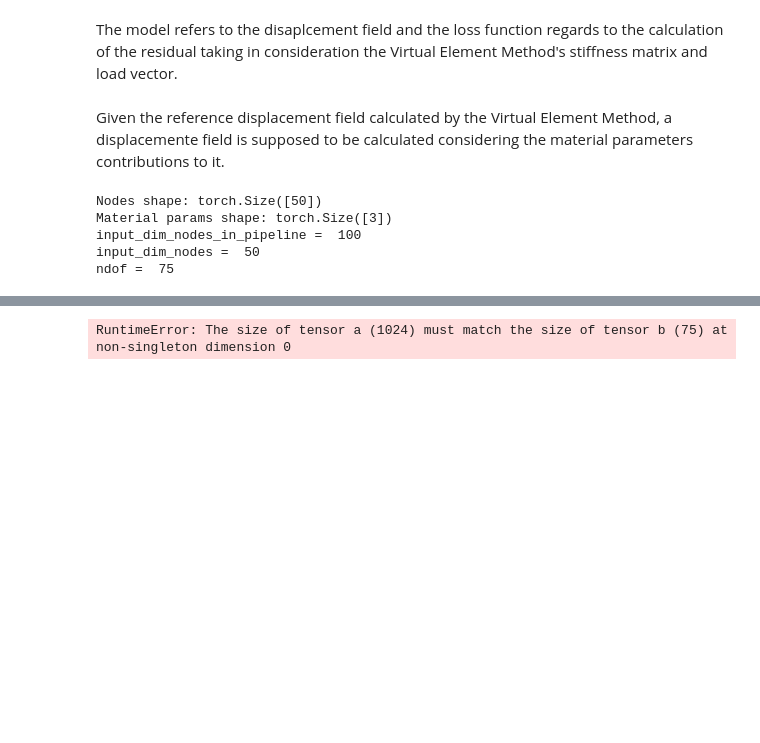
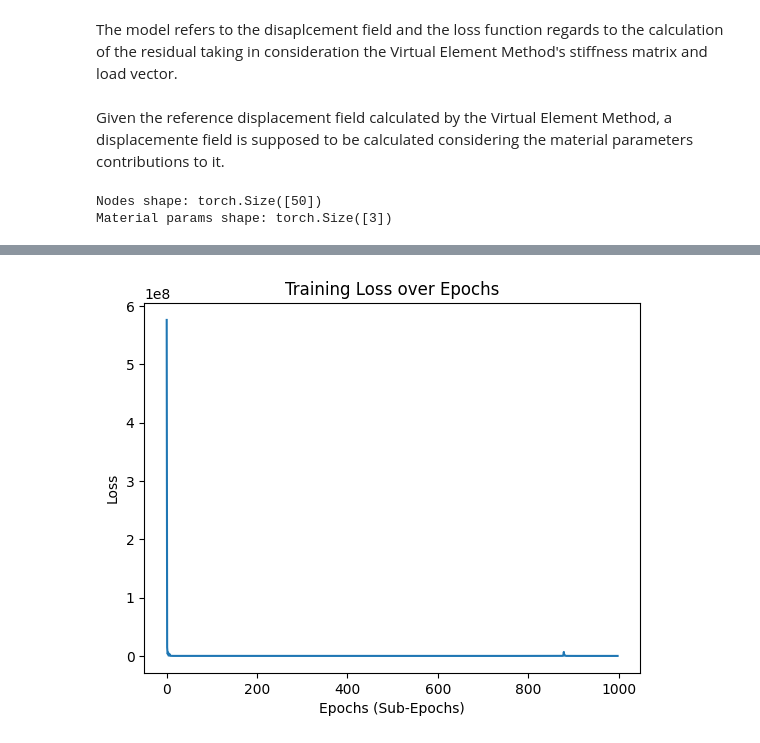
Before and after one commit to pauloakira/ai-pinn, a Jupyter notebook: neural_vem.ipynb, the cells around one changed output, grey strips where cells are left out. Cells and saved outputs as stored; diff of their text form; code cells hidden in the pictures; blank space fills up the shorter version.

Commit message:
Separeting networks (material/geometry and nodes)

```diff
--- a/neural_vem.ipynb
+++ b/neural_vem.ipynb
@@ -182,7 +182,7 @@ def compute_boundary_loss(uh, supp):
 
     return loss
 
-def compute_material_penalty(model, nodes, material_params_1, material_params_2):
+def compute_material_penalty(model, nodes, material_params_1, material_params_2, concatanate=False):
     """
     Computes a penalty for the model if the material parameters don't affect the predictions sufficiently.
 
@@ -195,12 +195,16 @@ def compute_material_penalty(model, nodes, material_params_1, material_params_2)
     Returns:
     torch.Tensor: Material penalty term as a scalar
     """
+    if concatanate:
+        input_1 = torch.cat((nodes, material_params_1))
+        input_2 = torch.cat((nodes, material_params_2))
 
-    input_1 = torch.cat((nodes, material_params_1))
-    input_2 = torch.cat((nodes, material_params_2))
+        uh_1 = model(input_1)
+        uh_2 = model(input_2)
+    else:
+        uh_1 = model(nodes, material_params_1)
+        uh_2 = model(nodes, material_params_2)
 
-    uh_1 = model(input_1)
-    uh_2 = model(input_2)
 
     penalty = torch.sum((uh_1 - uh_2) ** 2)
     return penalty
@@ -227,7 +231,7 @@ def normalize_loss_and_penalty(loss, material_penalty, beta=1e-4):
     return alpha
 
 
-def compute_sobolev_loss(model, nodes, material_params, uh_vem, displacement_loss):
+def compute_sobolev_loss(model, nodes, material_params, displacement_loss, concatanate=False):
     """
     Computes the Sobolev loss, includging both displacements and derivatives losses.
 
@@ -241,11 +245,14 @@ def compute_sobolev_loss(model, nodes, material_params, uh_vem, displacement_los
     Returns:
     torch.Tensor: Sobolev loss as a scalar
     """
-    # Concatanete the nodes and material parameters
-    input_vector = torch.cat((nodes, material_params))
-
-    # Compute the displacement field from the neural network
-    uh = model(input_vector)
+    if concatanate:
+        # Concatanete the nodes and material parameters
+        input_vector = torch.cat((nodes, material_params))
+        # Compute the displacement field from the neural network
+        uh = model(input_vector)
+    else:
+        # Compute the displacement field from the neural network
+        uh = model(nodes, material_params)
 
     # Compute the strain (first derivative)
     strain = torch.autograd.grad(uh, nodes, grad_outputs=torch.ones_like(uh), create_graph=True)[0]
@@ -581,12 +582,14 @@ def train_material(epochs, nodes, K, f, E, A, I, verbose=True, network_type='mat
         layers = [128, 128, 256, 256, 512, 512, 512, 1024, 1024, 1024, 1024, 1024, 1024]
         # layers = [128, 128, 256, 256, 512, 512, 512, 512]
         # layers = [128, 256, 512]
+        concatanate=True
         model = ResidualBeamApproximator(input_dim, layers, ndof)
     if network_type == 'material':
-        nodes_layers = [128, 256, 512]  # Layers for nodes sub-network
-        material_layers = [128, 256, 512]  # Layers for materials sub-network
+        nodes_layers = [128, 256, 512, 512]  # Layers for nodes sub-network
+        material_layers = [128, 256, 512, 512, 1024, 1024]  # Layers for materials sub-network
         final_layers = [1024, 1024, 1024, 1024]  # Layers for final combination network
-        print(f"input_dim_nodes_in_pipeline =  {2*len(nodes)}")
+        # Concatanete the nodes and materials
+        concatanate = False
         model = BeamApproximatorWithMaterials(
             input_dim_nodes=input_dim_nodes,
             input_dim_materials=input_dim_materials,
@@ -598,6 +601,7 @@ def train_material(epochs, nodes, K, f, E, A, I, verbose=True, network_type='mat
         layers = [128, 128, 256, 256, 512, 512, 512, 1024, 1024, 1024, 1024, 1024, 1024]
         # layers = [128, 128, 256, 256, 512, 512, 512, 512]
         # layers = [128, 256, 512]
+        concatanate=True
         model = BeamApproximator(input_dim, layers, ndof)
     # optimizer = optim.Adam(model.parameters(), lr=lr, weight_decay=1e-4)
     optimizer = torch.optim.AdamW(model.parameters(), lr=lr, weight_decay=1e-4)
@@ -624,9 +628,9 @@ def train_material(epochs, nodes, K, f, E, A, I, verbose=True, network_type='mat
         # Compute the loss
         loss = compute_loss_with_uh(uh_vem, uh)
         # Compute the sobolev loss
-        sobolev_loss = compute_sobolev_loss(model, nodes, material_params_1, uh_vem, loss)
+        sobolev_loss = compute_sobolev_loss(model, nodes, material_params_1,loss, concatanate)
         # Compute material penalty
-        material_penalty = compute_material_penalty(model, nodes, material_params_1, material_params_2)
+        material_penalty = compute_material_penalty(model, nodes, material_params_1, material_params_2, concatanate)
         # Normalize the loss and penalty
         alpha = normalize_loss_and_penalty(loss, material_penalty)
         total_loss = loss + alpha * material_penalty + sobolev_loss
@@ -654,11 +658,8 @@ def train_material(epochs, nodes, K, f, E, A, I, verbose=True, network_type='mat
 
     return input_vector, model, total_loss_values, loss_values, material_loss_values, sobolev_loss_values, alpha_values_values
 # %%
-input_vector, model, total_loss_values, loss_values, material_loss_values, sobolev_loss_values, alpha_values_values = train_material(epochs=2000, nodes=nodes, K=K, f=f, E=E, A=A, I=I, network_type='material')
+input_vector, model, total_loss_values, loss_values, material_loss_values, sobolev_loss_values, alpha_values_values = train_material(epochs=700, nodes=nodes, K=K, f=f, E=E, A=A, I=I, network_type='material')
 # input_vector, model = train(epochs=3000, nodes=nodes, K=K, f=f, E=E, A=A, I=I, use_residual=False)
 # %% [output]
 Nodes shape: torch.Size([50])
 Material params shape: torch.Size([3])
-input_dim_nodes_in_pipeline =  100
-input_dim_nodes =  50
-ndof =  75
@@ -669,2 +683,2 @@ z_combined.shape =  torch.Size([150])
-RuntimeError: The size of tensor a (1024) must match the size of tensor b (75) at non-singleton dimension 0
+[figure, added]
 # %%
```
Also changed, not shown: parts of 7 cells of this notebook.
